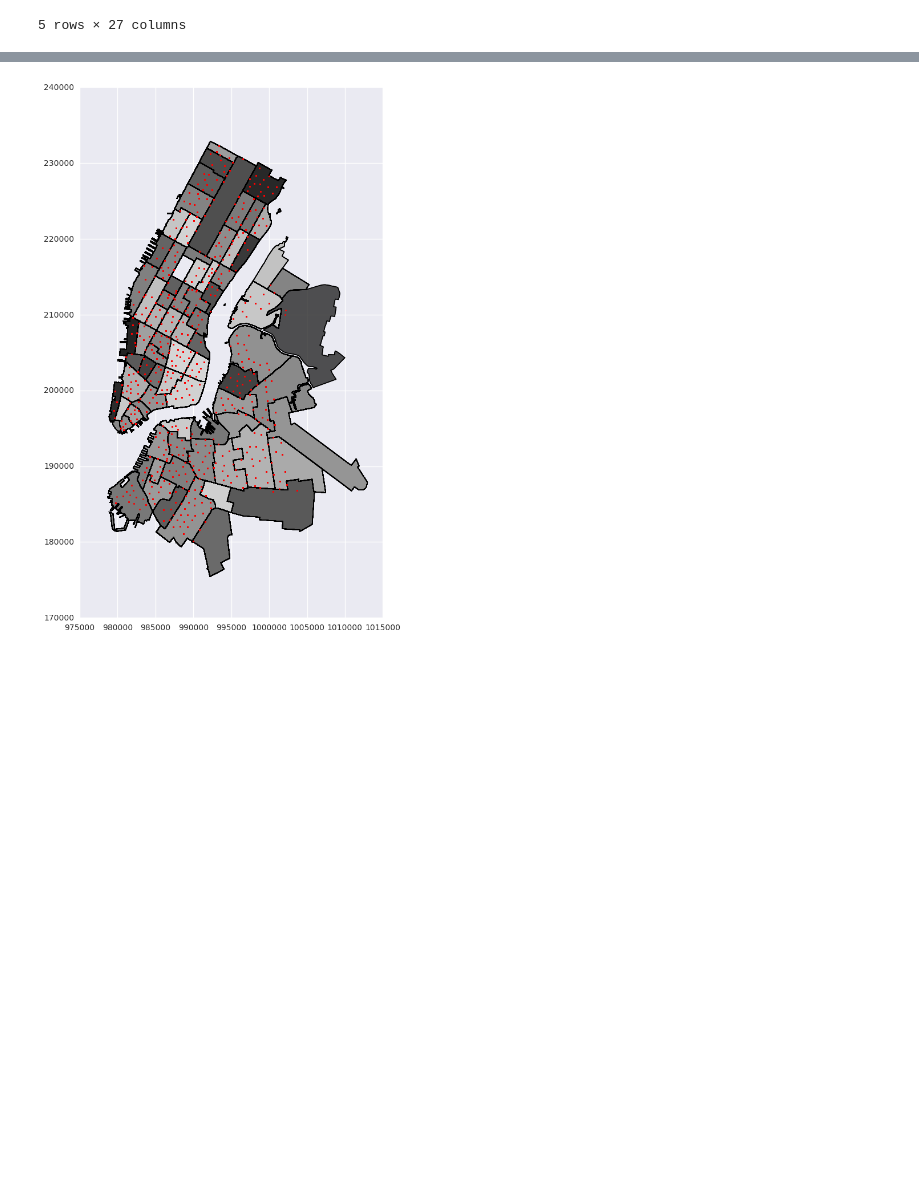
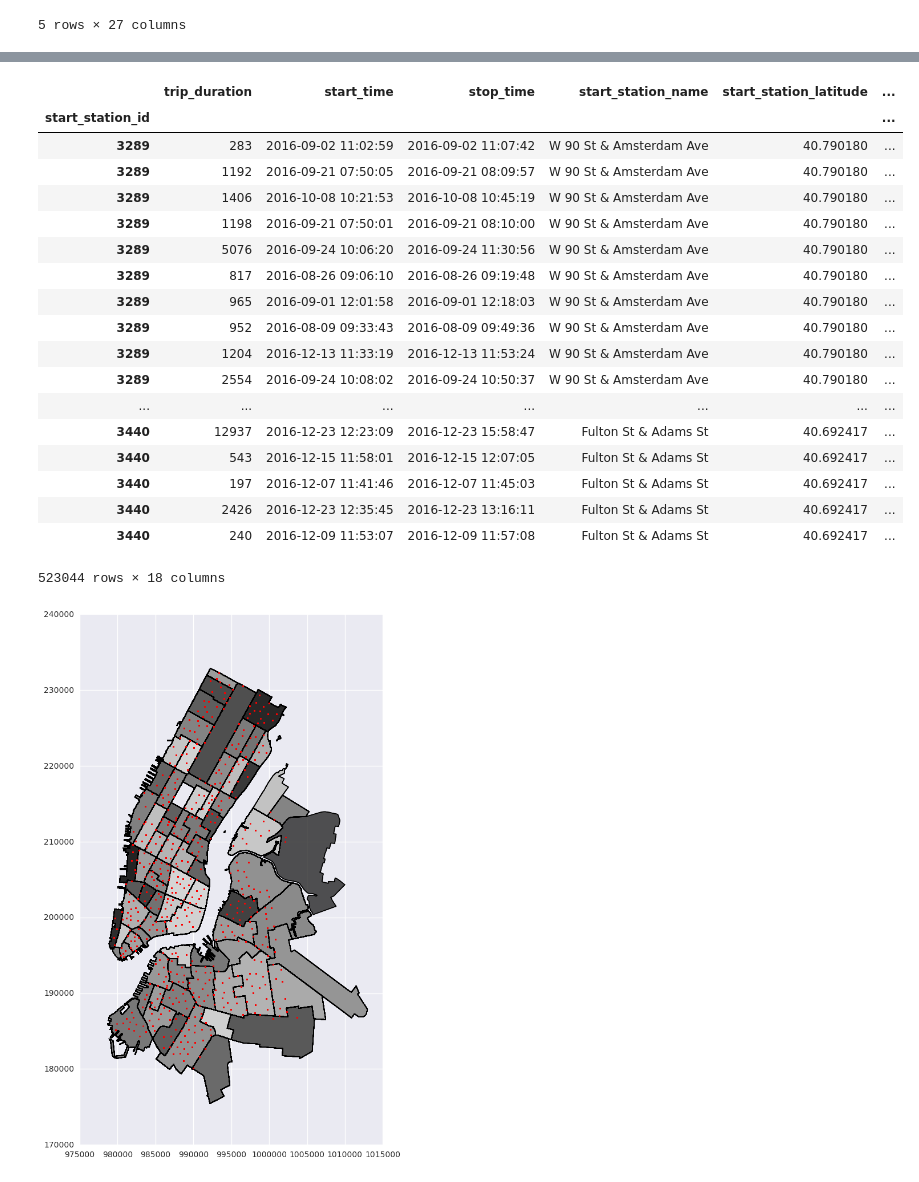
Before and after one commit to r-shekhar/NYC-transport, a Jupyter notebook: 08_df_add_spatial_features/spatial_merge_test.ipynb, the cells around one changed output, grey strips where cells are left out. Cells and saved outputs as stored; diff of their text form; code cells hidden in the pictures; blank space fills up the shorter version.

```diff
--- a/08_df_add_spatial_features/spatial_merge_test.ipynb
+++ b/08_df_add_spatial_features/spatial_merge_test.ipynb
@@ -112,3 +106,5 @@ gpd.sjoin(df1, df_tz_latlon, how='left', op='within')
 | 3 | 1580 | 2013-07-01 00:01:06 | 2013-07-01 00:27:26 | 531 | Forsyth St & Broome St | 40.718941 | ... |
 | 4 | 757 | 2013-07-01 00:01:10 | 2013-07-01 00:13:47 | 382 | University Pl & E 14 St | 40.734928 | ... |
 5 rows × 27 columns
+# %%
+bike = client.persist(bike.set_index('start_station_id', npartitions=64))
@@ -115,2 +121,24 @@ gpd.sjoin(df1, df_tz_latlon, how='left', op='within')
+# %%
+bike.get_partition(63).compute()
+# %% [output]
+|  | trip_duration | start_time | stop_time | start_station_name | start_station_latitude | ... |
+| start_station_id |  |  |  |  |  | ... |
+| 3289 | 283 | 2016-09-02 11:02:59 | 2016-09-02 11:07:42 | W 90 St & Amsterdam Ave | 40.790180 | ... |
+| 3289 | 1192 | 2016-09-21 07:50:05 | 2016-09-21 08:09:57 | W 90 St & Amsterdam Ave | 40.790180 | ... |
+| 3289 | 1406 | 2016-10-08 10:21:53 | 2016-10-08 10:45:19 | W 90 St & Amsterdam Ave | 40.790180 | ... |
+| 3289 | 1198 | 2016-09-21 07:50:01 | 2016-09-21 08:10:00 | W 90 St & Amsterdam Ave | 40.790180 | ... |
+| 3289 | 5076 | 2016-09-24 10:06:20 | 2016-09-24 11:30:56 | W 90 St & Amsterdam Ave | 40.790180 | ... |
+| 3289 | 817 | 2016-08-26 09:06:10 | 2016-08-26 09:19:48 | W 90 St & Amsterdam Ave | 40.790180 | ... |
+| 3289 | 965 | 2016-09-01 12:01:58 | 2016-09-01 12:18:03 | W 90 St & Amsterdam Ave | 40.790180 | ... |
+| 3289 | 952 | 2016-08-09 09:33:43 | 2016-08-09 09:49:36 | W 90 St & Amsterdam Ave | 40.790180 | ... |
+| 3289 | 1204 | 2016-12-13 11:33:19 | 2016-12-13 11:53:24 | W 90 St & Amsterdam Ave | 40.790180 | ... |
+| 3289 | 2554 | 2016-09-24 10:08:02 | 2016-09-24 10:50:37 | W 90 St & Amsterdam Ave | 40.790180 | ... |
+| ... | ... | ... | ... | ... | ... | ... |
+| 3440 | 12937 | 2016-12-23 12:23:09 | 2016-12-23 15:58:47 | Fulton St & Adams St | 40.692417 | ... |
+| 3440 | 543 | 2016-12-15 11:58:01 | 2016-12-15 12:07:05 | Fulton St & Adams St | 40.692417 | ... |
+| 3440 | 197 | 2016-12-07 11:41:46 | 2016-12-07 11:45:03 | Fulton St & Adams St | 40.692417 | ... |
+| 3440 | 2426 | 2016-12-23 12:35:45 | 2016-12-23 13:16:11 | Fulton St & Adams St | 40.692417 | ... |
+| 3440 | 240 | 2016-12-09 11:53:07 | 2016-12-09 11:57:08 | Fulton St & Adams St | 40.692417 | ... |
+523044 rows × 18 columns
 # %%
 # df_tz_latlon.plot()
```
Also changed, not shown: parts of 6 cells of this notebook.
